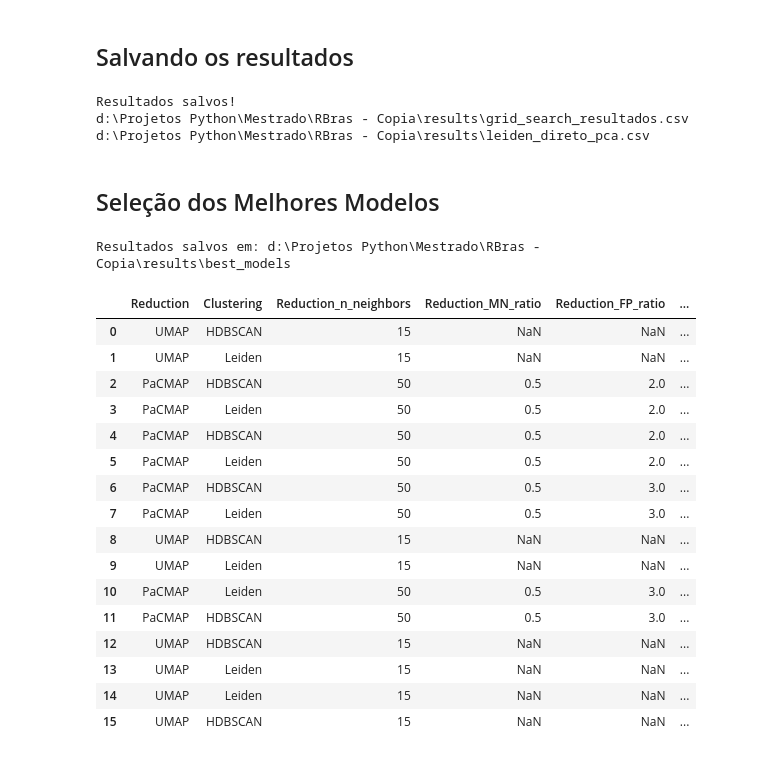
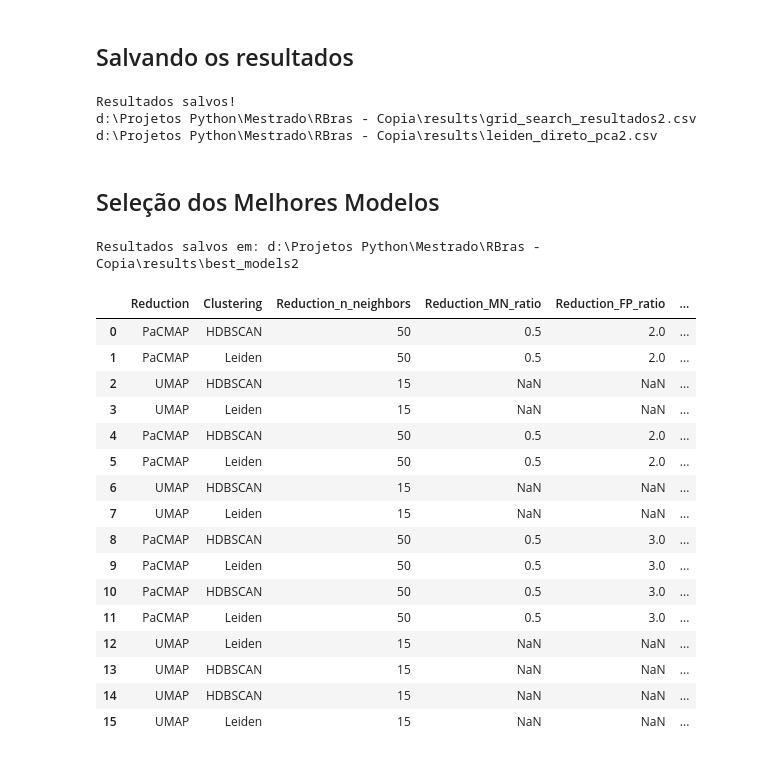
Before and after one commit to Tanigava/RBras, a Jupyter notebook: notebooks/02_grid_search.ipynb, the cells around one changed output. Cells and saved outputs as stored; diff of their text form; code cells hidden in the pictures.

```diff
--- a/notebooks/02_grid_search.ipynb
+++ b/notebooks/02_grid_search.ipynb
@@ -167,14 +141,13 @@ param_grid_umap = {
 
 # HDBSCAN
 param_grid_hdbscan = {
-    "min_cluster_size": [15, 30, 50],
-    "min_samples": [5, 10, 15]
+    "min_cluster_size": [10, 15, 30, 40, 50, 75, 90],
+    "min_samples": [1, 5, 10, 15, 20]
 }
 
-# Leiden
 param_grid_leiden = {
-    "n_neighbors": [15, 30, 50],
-    "resolution": [0.05, 0.08, 0.10, 0.15, 0.20, 0.30]
+    "n_neighbors": [10, 15, 30, 50],
+    "resolution": [0.05, 0.10, 0.20, 0.3, 0.40, 0.60, 1.0]
 }
 
 # Organizar os espaços de busca
@@ -254,8 +259,9 @@ for nome, df in datasets_pca.items():
         labels_true=y_true,
         reduction_grids=reduction_grids,
         clustering_grids=clustering_grids,
-        random_state=42,
-        n_neighbors_metric=15
+        random_state=2002,
+        n_neighbors_metric=15,
+        verbose = False
     )
 
     resultados["Cenario"] = nome
@@ -635,7 +447,7 @@ Executando Leiden diretamente no PCA: MAD 20.000
 ## Salvando os resultados
 # %%
 # Resultados PaCMAP/UMAP + HDBSCAN/Leiden
-PATH_GRID = RESULTS_DIR / "grid_search_resultados.csv"
+PATH_GRID = RESULTS_DIR / "grid_search_resultados2.csv"
 
 df_grid_search.to_csv(
     PATH_GRID,
@@ -643,7 +455,7 @@ df_grid_search.to_csv(
 )
 
 # Resultados Leiden diretamente no PCA
-PATH_LEIDEN_PCA = RESULTS_DIR / "leiden_direto_pca.csv"
+PATH_LEIDEN_PCA = RESULTS_DIR / "leiden_direto_pca2.csv"
 
 df_leiden_pca.to_csv(
     PATH_LEIDEN_PCA,
@@ -655,39 +467,39 @@ print(PATH_GRID)
 print(PATH_LEIDEN_PCA)
 # %% [output]
 Resultados salvos!
-d:\Projetos Python\Mestrado\RBras - Copia\results\grid_search_resultados.csv
-d:\Projetos Python\Mestrado\RBras - Copia\results\leiden_direto_pca.csv
+d:\Projetos Python\Mestrado\RBras - Copia\results\grid_search_resultados2.csv
+d:\Projetos Python\Mestrado\RBras - Copia\results\leiden_direto_pca2.csv
 # %% [markdown]
 ## Seleção dos Melhores Modelos
 # %%
 from importlib import reload
 import src.experiments as experiments
 
 reload(experiments)
 
 best_models = experiments.select_best_models(
     results=df_grid_search,
     metric="Silhouette",
-    output_dir=RESULTS_DIR / "best_models"
+    output_dir=RESULTS_DIR / "best_models2"
 )
 
 display(best_models)
 # %% [output]
-Resultados salvos em: d:\Projetos Python\Mestrado\RBras - Copia\results\best_models
+Resultados salvos em: d:\Projetos Python\Mestrado\RBras - Copia\results\best_models2
 |  | Reduction | Clustering | Reduction_n_neighbors | Reduction_MN_ratio | Reduction_FP_ratio | ... |
-| 0 | UMAP | HDBSCAN | 15 | NaN | NaN | ... |
-| 1 | UMAP | Leiden | 15 | NaN | NaN | ... |
-| 2 | PaCMAP | HDBSCAN | 50 | 0.5 | 2.0 | ... |
-| 3 | PaCMAP | Leiden | 50 | 0.5 | 2.0 | ... |
+| 0 | PaCMAP | HDBSCAN | 50 | 0.5 | 2.0 | ... |
+| 1 | PaCMAP | Leiden | 50 | 0.5 | 2.0 | ... |
+| 2 | UMAP | HDBSCAN | 15 | NaN | NaN | ... |
+| 3 | UMAP | Leiden | 15 | NaN | NaN | ... |
 | 4 | PaCMAP | HDBSCAN | 50 | 0.5 | 2.0 | ... |
 | 5 | PaCMAP | Leiden | 50 | 0.5 | 2.0 | ... |
-| 6 | PaCMAP | HDBSCAN | 50 | 0.5 | 3.0 | ... |
-| 7 | PaCMAP | Leiden | 50 | 0.5 | 3.0 | ... |
-| 8 | UMAP | HDBSCAN | 15 | NaN | NaN | ... |
-| 9 | UMAP | Leiden | 15 | NaN | NaN | ... |
-| 10 | PaCMAP | Leiden | 50 | 0.5 | 3.0 | ... |
-| 11 | PaCMAP | HDBSCAN | 50 | 0.5 | 3.0 | ... |
-| 12 | UMAP | HDBSCAN | 15 | NaN | NaN | ... |
-| 13 | UMAP | Leiden | 15 | NaN | NaN | ... |
-| 14 | UMAP | Leiden | 15 | NaN | NaN | ... |
-| 15 | UMAP | HDBSCAN | 15 | NaN | NaN | ... |
+| 6 | UMAP | HDBSCAN | 15 | NaN | NaN | ... |
+| 7 | UMAP | Leiden | 15 | NaN | NaN | ... |
+| 8 | PaCMAP | HDBSCAN | 50 | 0.5 | 3.0 | ... |
+| 9 | PaCMAP | Leiden | 50 | 0.5 | 3.0 | ... |
+| 10 | PaCMAP | HDBSCAN | 50 | 0.5 | 3.0 | ... |
+| 11 | PaCMAP | Leiden | 50 | 0.5 | 3.0 | ... |
+| 12 | UMAP | Leiden | 15 | NaN | NaN | ... |
+| 13 | UMAP | HDBSCAN | 15 | NaN | NaN | ... |
+| 14 | UMAP | HDBSCAN | 15 | NaN | NaN | ... |
+| 15 | UMAP | Leiden | 15 | NaN | NaN | ... |
```
Also changed, not shown: parts of 6 cells of this notebook, 7 other files.
